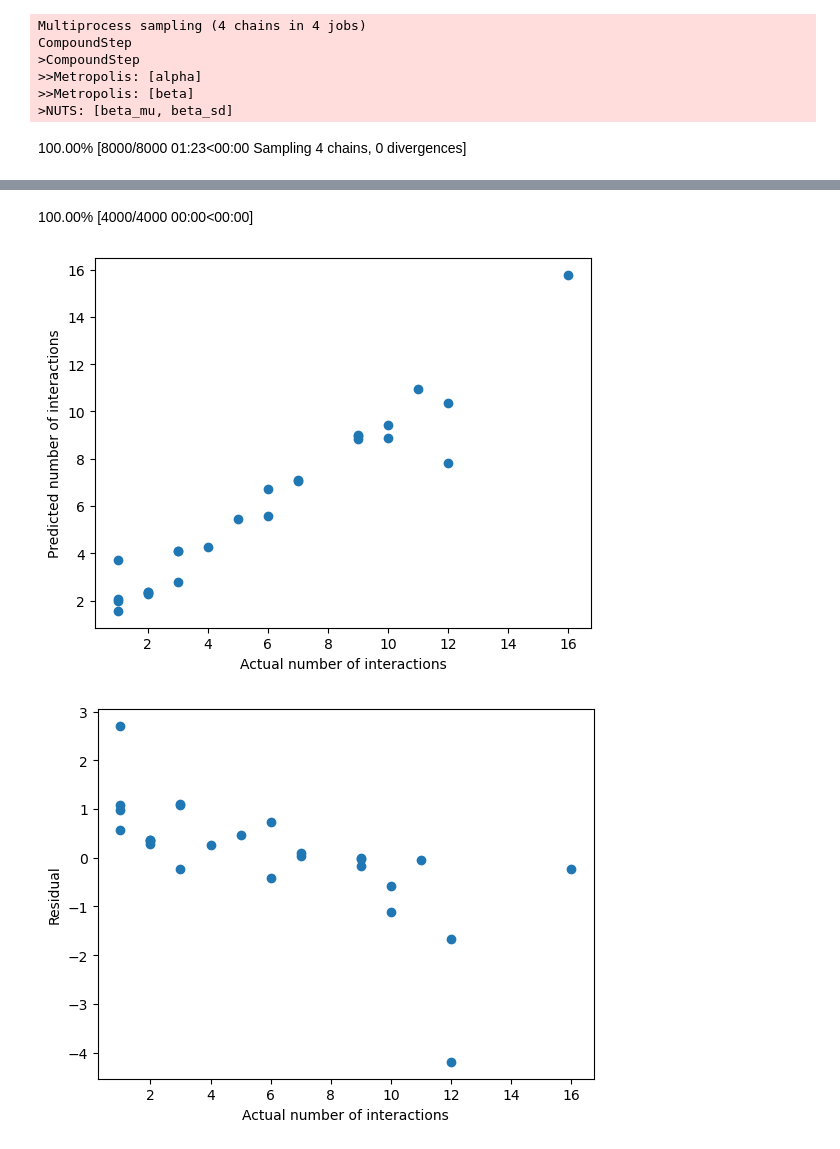
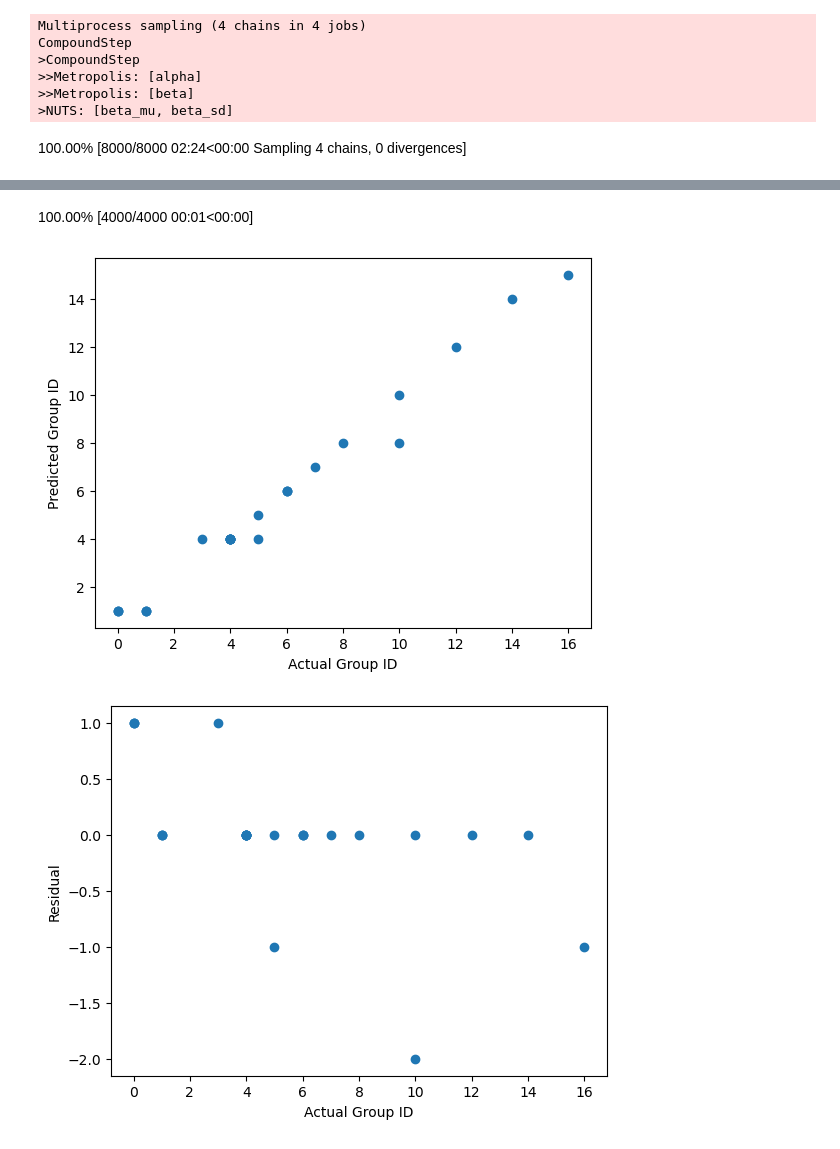
Before and after one commit to Jayman391/STAT-6300-Final, a Jupyter notebook: choice_model.ipynb, the cells around one changed output, grey strips where cells are left out. Drawn from its saved outputs; the diff is of its cells as text; code cells hidden in the pictures.

```diff
--- a/choice_model.ipynb
+++ b/choice_model.ipynb
@@ -8,14 +8,14 @@ from math import floor
 class Community:
     def __init__(self, group=None):
         # Initialize a community with a list of users and groups
-        self.id = len(communities) + 1
+        self.id = len(communities)
         self.groups = [group] if group else []
         self.interactions = []
 
 class Group:
     def __init__(self):
         # Initialize a group with an ID and a dictionary tgo track user interactions
-        self.id = len(groups) + 1
+        self.id = len(groups)
         self.interactions = {}
         self.community : Community = None
 
@@ -26,7 +26,7 @@ class Group:
 class User:
     def __init__(self, group_alpha, group_beta, community_alpha, community_beta):
         # Initialize a user with ID, group memberships, interaction history, and Beta distribution preferences
-        self.id = 0
+        self.id = len(users)
 
         self.groups = []
         self.communities = []
@@ -119,7 +119,6 @@ for _ in range(initial_users):
                 np.random.uniform(1, alpha_community_hyperparameter),
                 np.random.uniform(1, beta_community_hyperparameter))
     users.append(user)
-    user.id = len(users)
 
 for _ in range(initial_communities):
     community = Community()
@@ -196,7 +195,6 @@ for time in range(num_timesteps):
                     np.random.uniform(1, alpha_community_hyperparameter),
                     np.random.uniform(1, beta_community_hyperparameter))
         users.append(user)
-        user.id = len(users)
 
     for user in users:
 
@@ -328,8 +326,13 @@ plt.show()
 # %%
 import pymc as pm
 import arviz as az
+import warnings
+
+warnings.simplefilter(action='ignore', category=FutureWarning)
+warnings.simplefilter(action='ignore', category=UserWarning)
 
 # multinomial logit model for group interactions
+num_groups = len(groups)
 y = []
 X = []
 
@@ -340,36 +343,24 @@ for user in users:
 
 
 X = pd.DataFrame(X)
+X.fillna(0, inplace=True)
+
+y = pd.DataFrame(y)
+y = y.iloc[:,0]
+
 # drop first column if sum is 0
 if X.iloc[:,0].sum() == 0:
     X = X.iloc[:,1:]
+    if num_groups != X.shape[1]:
+        num_groups -= (X.shape[1] - num_groups)
 
 for row in range(len(X)):
     X.iloc[row] = X.iloc[row] / X.iloc[row].sum()
 
 X.fillna(0, inplace=True)
+X = (X - X.mean()) / X.std()
+X.fillna(0, inplace=True)
 
-
-for row in range(len(X)):
-  plt.plot(X.iloc[row])
-plt.xlabel('Group ID')
-plt.ylabel('Relative frequency')
-plt.show()
-
-X = (X - X.mean()) / X.std()
-
-
-
-y = pd.DataFrame(y)
-y = y.iloc[:,0]
-
-
-
-num_groups = len(groups)
-
-import warnings
-warnings.simplefilter(action='ignore', category=FutureWarning)
-warnings.simplefilter(action='ignore', category=UserWarning)
 
 model = pm.Model()
 
@@ -386,7 +377,7 @@ with model:
 
         alpha = pm.Exponential('alpha', lam=np.max(group_relative_frequency), shape=num_groups)
 
-        beta_mu = pm.Normal('beta_mu', mu=0, sigma=10, shape=num_groups)
+        beta_mu = pm.Normal('beta_mu', mu=1, sigma=10, shape=num_groups)
         beta_sd = pm.TruncatedNormal('beta_sd', lower=0, mu=5, sigma=2.5, shape=num_groups)
 
         beta = pm.Normal('beta', mu=beta_mu, sigma=beta_sd, shape=(num_groups, num_groups))
@@ -408,15 +399,15 @@ with model:
     except pm.exceptions.SamplingError:
         model.debug(verbose=True)
 
-y_pred = posterior_predictive['posterior_predictive']['y_obs'].mean(axis=(0,1))
+y_pred = np.rint(posterior_predictive['posterior_predictive']['y_obs'].mean(axis=(0,1)))
 
 plt.scatter(y, y_pred)
-plt.xlabel('Actual number of interactions')
-plt.ylabel('Predicted number of interactions')
+plt.xlabel('Actual Group ID')
+plt.ylabel('Predicted Group ID')
 plt.show()
 
 plt.scatter(y, y_pred - y)
-plt.xlabel('Actual number of interactions')
+plt.xlabel('Actual Group ID')
 plt.ylabel('Residual')
 plt.show()
 
@@ -432,4 +422,4 @@ CompoundStep
 >>Metropolis: [alpha]
 >>Metropolis: [beta]
 >NUTS: [beta_mu, beta_sd]
-100.00% [8000/8000 01:23<00:00 Sampling 4 chains, 0 divergences]
+100.00% [8000/8000 02:24<00:00 Sampling 4 chains, 0 divergences]
@@ -440,4 +430,4 @@ There were 966 divergences after tuning. Increase `target_accept` or reparameter
 Sampling: [y_obs]
-100.00% [4000/4000 00:00<00:00]
+100.00% [4000/4000 00:01<00:00]
+[figure, new version]
-[figure, old version]
+[figure, new version]
-[figure, removed]
```
Also changed, not shown: parts of 2 cells of this notebook.
